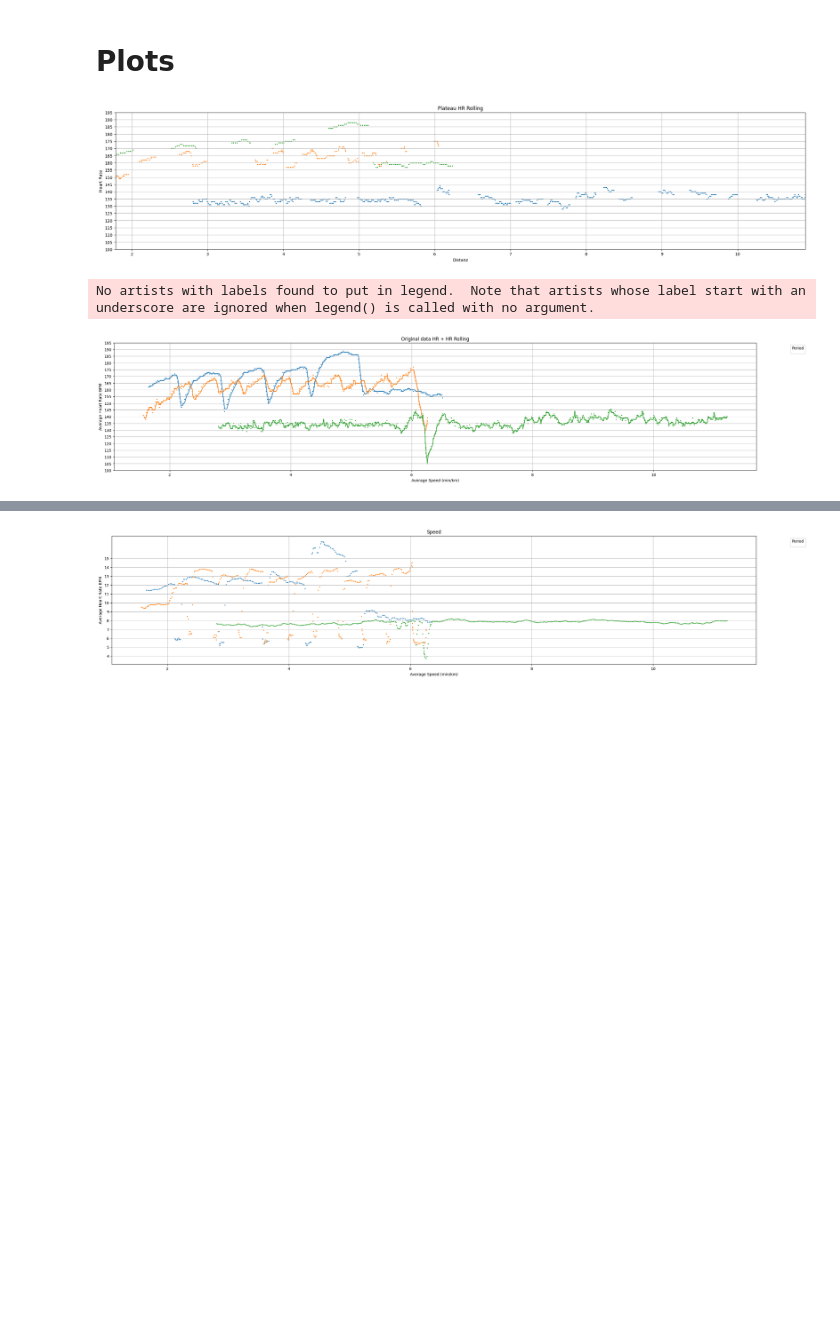
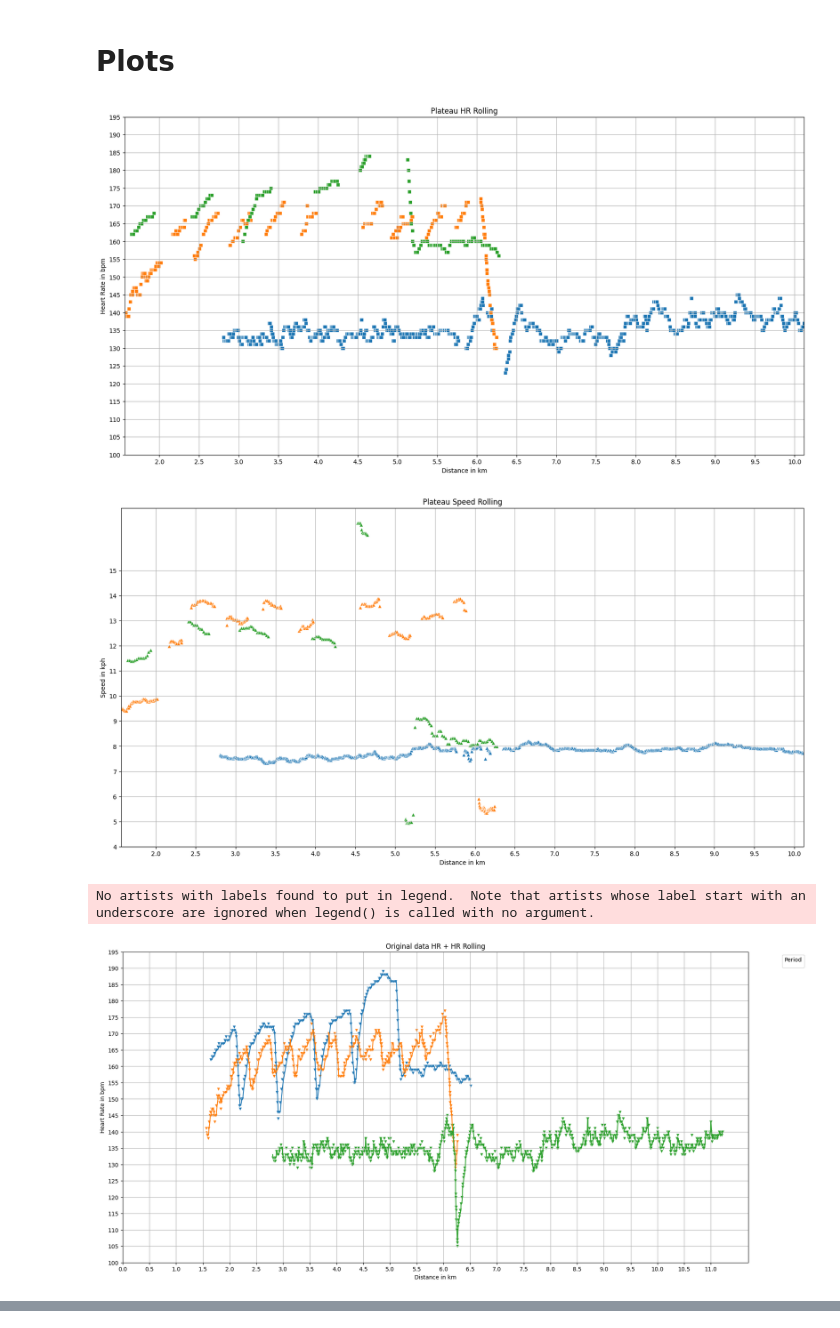
Before and after one commit to joergl87/RunningStuff, a Jupyter notebook: Auswertung.ipynb, the cells around one changed output, grey strips where cells are left out. Saved outputs shown, nothing was run; the diff lists cells and outputs as text; code cells hidden in the pictures; blank space fills up the shorter version.

Commit message:
Update Jan
- Achsbeschriftung
- Plot Plateau Speed
- Variable für plateau länge
- Variable für auswahl der Variable die über plateau entscheidet
- tolerance für Speed angepasst

```diff
--- a/Auswertung.ipynb
+++ b/Auswertung.ipynb
@@ -173,7 +173,9 @@ data_without_plateau = pd.DataFrame(columns=["ActivityId", "HeartRate", "Speed",
 all_data = all_data[all_data["Speed"] != 0]
 all_data = all_data.reset_index()
 
+## moving average
 window_size = 3
+
 all_data["HeartRateR"] = None
 unique_identifiers = all_data['ActivityId'].unique()
 for identifier in unique_identifiers:
@@ -190,16 +192,18 @@ all_data = all_data.drop(columns=['Distance_max', 'lower_bound', 'upper_bound'])
 
 grouped_by_activity = all_data.groupby("ActivityId")
 
-
+## find plateaus
 plateaus = []
-tolerance = 3
+tolerance = 0.5
+plateau_length = 10
+plateau_variable = "SpeedR"
 
 for group_name, group_data in grouped_by_activity:
     i = 0
     while i < len(group_data)-1:
         local_plateau = []
-        plateau_min = min(group_data.iloc[i]["HeartRateR"], group_data.iloc[i+1]["HeartRateR"])
-        plateau_max = max(group_data.iloc[i]["HeartRateR"], group_data.iloc[i+1]["HeartRateR"])
+        plateau_min = min(group_data.iloc[i][plateau_variable], group_data.iloc[i+1][plateau_variable])
+        plateau_max = max(group_data.iloc[i][plateau_variable], group_data.iloc[i+1][plateau_variable])
         diff = abs(plateau_min - plateau_max)
         if diff <= tolerance:
             still_plateau = True
@@ -208,8 +212,8 @@ for group_name, group_data in grouped_by_activity:
             j=i+1
             while still_plateau:
                 if j+1 >= len(group_data): break
-                plateau_min = min(plateau_min, group_data.iloc[j+1]["HeartRateR"])
-                plateau_max = max(plateau_max, group_data.iloc[j+1]["HeartRateR"])
+                plateau_min = min(plateau_min, group_data.iloc[j+1][plateau_variable])
+                plateau_max = max(plateau_max, group_data.iloc[j+1][plateau_variable])
                 diff = abs(plateau_min - plateau_max)
                 if diff <= tolerance:
                     local_plateau.append(group_data.iloc[j+1])
@@ -227,56 +231,75 @@ df_plateaus = pd.DataFrame(plateaus, columns=["ActivityId", "HeartRate", "Speed"
 # Plots
 # %%
 max_distance = grouped_by_activity["Distance"].max().max()
-# Plotting hrt
-plt.figure(figsize=(30,6))
+# Plotting HR Plateau
+plt.figure(figsize=(20,10))
 
 for activityId in df_plateaus["ActivityId"].unique():
-    sns.scatterplot(data=df_plateaus[df_plateaus["ActivityId"] == activityId], x='Distance', y='HeartRateR', marker=".")
+    sns.scatterplot(data=df_plateaus[df_plateaus["ActivityId"] == activityId], x='Distance', y='HeartRateR', marker="s")
 
 plt.title('Plateau HR Rolling')
-plt.xlabel('Distanz')
-plt.ylabel('Heart Rate')
+plt.xlabel('Distance in km')
+plt.ylabel('Heart Rate in bpm')
 plt.grid(True)
 plt.yticks(np.arange(100, 200, step=5))
-plt.xticks(np.arange(0, max_distance, step=1))
+plt.xticks(np.arange(0, max_distance, step=.5))
+plt.margins(x=0)
+
+plt.show()
+
+# Plotting Speed Plateau
+plt.figure(figsize=(20,10))
+
+for activityId in df_plateaus["ActivityId"].unique():
+    sns.scatterplot(data=df_plateaus[df_plateaus["ActivityId"] == activityId], x='Distance', y='SpeedR', marker="^")
+
+plt.title('Plateau Speed Rolling')
+plt.xlabel('Distance in km')
+plt.ylabel('Speed in kph')
+plt.grid(True)
+plt.yticks(np.arange(4, 16, step=1))
+plt.xticks(np.arange(0, max_distance, step=.5))
 plt.margins(x=0)
 
 plt.show()
 
 # Plotting hrt
-plt.figure(figsize=(30,6))
+plt.figure(figsize=(20,10))
 
 for activityId in all_data["ActivityId"].unique():
-    sns.scatterplot(data=all_data[all_data["ActivityId"] == activityId], x='Distance', y='HeartRate', marker=".")
+    sns.scatterplot(data=all_data[all_data["ActivityId"] == activityId], x='Distance', y='HeartRate', marker="v")
     sns.lineplot(data=all_data[all_data["ActivityId"] == activityId], x='Distance', y='HeartRateR')
 
 plt.title('Original data HR + HR Rolling')
-plt.xlabel('Average Speed (min/km)')
-plt.ylabel('Average Heart Rate BPM')
+plt.xlabel('Distance in km')
+plt.ylabel('Heart Rate in bpm')
 plt.legend(title='Period', bbox_to_anchor=(1.05, 1), loc='upper left')
 plt.grid(True)
 plt.yticks(np.arange(100, 200, step=5))
+plt.xticks(np.arange(0, max_distance, step=.5))
 
 plt.show()
 
 # Plotting speed
-plt.figure(figsize=(30,6))
+plt.figure(figsize=(20,10))
 
 for activityId in all_data["ActivityId"].unique():
-    sns.scatterplot(data=all_data[all_data["ActivityId"] == activityId], x='Distance', y='SpeedR', marker=".")
+    sns.scatterplot(data=all_data[all_data["ActivityId"] == activityId], x='Distance', y='Speed', marker="o")
+    sns.lineplot(data=all_data[all_data["ActivityId"] == activityId], x='Distance', y='SpeedR')
 
-plt.title('Speed')
-plt.xlabel('Average Speed (min/km)')
-plt.ylabel('Average Heart Rate BPM')
+plt.title('Original data Speed + Speed Rolling')
+plt.xlabel('Distance in km')
+plt.ylabel('Speed in kph')
 plt.legend(title='Period', bbox_to_anchor=(1.05, 1), loc='upper left')
 plt.grid(True)
 plt.yticks(np.arange(4, 16, step=1))
+plt.xticks(np.arange(0, max_distance, step=.5))
 
 
 plt.show()
 # %% [output]
-[figure, old version]
+[figure, new version]
+[figure, new version]
 No artists with labels found to put in legend.  Note that artists whose label start with an underscore are ignored when legend() is called with no argument.
-[figure, old version]
+[figure, new version]
 No artists with labels found to put in legend.  Note that artists whose label start with an underscore are ignored when legend() is called with no argument.
-[figure, old version]
```
Also changed, not shown: parts of 1 cell of this notebook.
